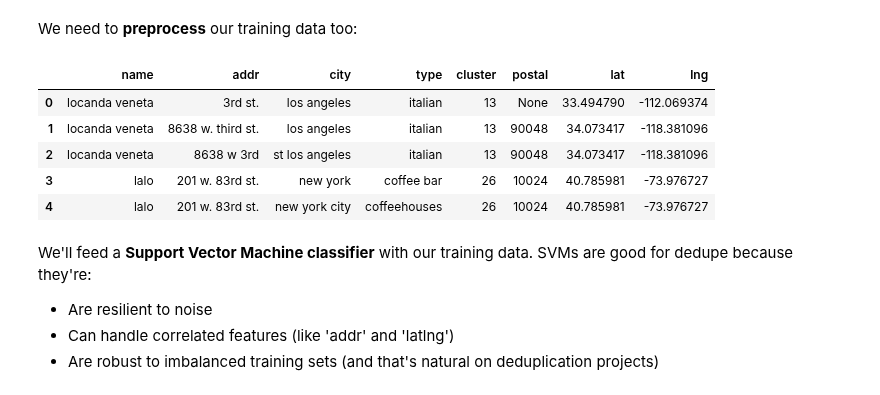
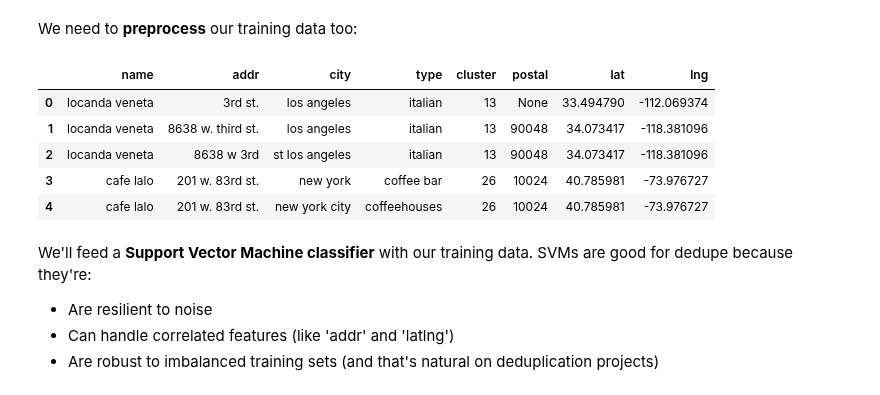
Before and after one commit to vintasoftware/deduplication-slides, a Jupyter notebook: slides-reduced.ipynb, the cells around one changed output. Drawn from its saved outputs; the diff is of its cells as text; code cells hidden in the pictures.

```diff
--- a/slides-reduced.ipynb
+++ b/slides-reduced.ipynb
@@ -691,16 +620,15 @@ df_training
 We need to **preprocess** our training data too:
 # %%
 df_training = assign_no_symbols_name(df_training)
-df_training = assign_cleaned_name(df_training)
 df_training = assign_postal_lat_lng(df_training)
 df_training.head(5)
 # %% [output]
 |  | name | addr | city | type | cluster | postal | lat | lng |
 | 0 | locanda veneta | 3rd st. | los angeles | italian | 13 | None | 33.494790 | -112.069374 |
 | 1 | locanda veneta | 8638 w. third st. | los angeles | italian | 13 | 90048 | 34.073417 | -118.381096 |
 | 2 | locanda veneta | 8638 w 3rd | st los angeles | italian | 13 | 90048 | 34.073417 | -118.381096 |
-| 3 | lalo | 201 w. 83rd st. | new york | coffee bar | 26 | 10024 | 40.785981 | -73.976727 |
-| 4 | lalo | 201 w. 83rd st. | new york city | coffeehouses | 26 | 10024 | 40.785981 | -73.976727 |
+| 3 | cafe lalo | 201 w. 83rd st. | new york | coffee bar | 26 | 10024 | 40.785981 | -73.976727 |
+| 4 | cafe lalo | 201 w. 83rd st. | new york city | coffeehouses | 26 | 10024 | 40.785981 | -73.976727 |
 # %% [markdown]
 We'll feed a **Support Vector Machine classifier** with our training data. SVMs are good for dedupe because they're:
 - Are resilient to noise
```
Also changed, not shown: parts of 36 cells of this notebook, 2 other files.
